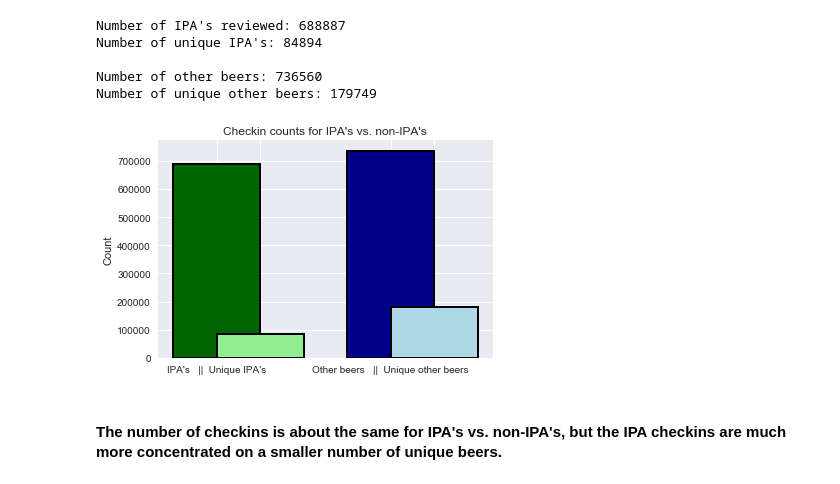
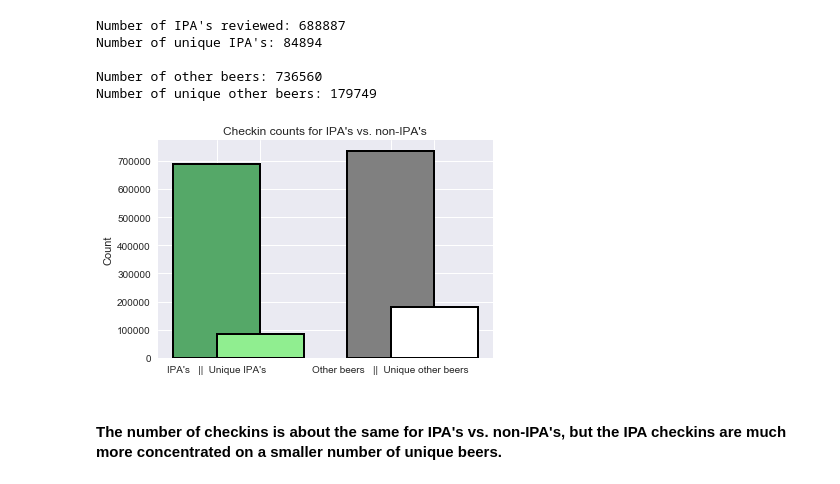
Before and after one commit to ebhtra/springboard, a Jupyter notebook: capstone_1/Data_Story.ipynb, the cells around one changed output. Cells and saved outputs as stored; diff of their text form; code cells hidden in the pictures.

```diff
--- a/capstone_1/Data_Story.ipynb
+++ b/capstone_1/Data_Story.ipynb
@@ -70,14 +76,14 @@ Number of unique other beers: 179749
 # %%
 _ = plt.bar([1,2,5,6], [len(ipas), ipas.beer_id.nunique(),
                     len(non_ipas), non_ipas.beer_id.nunique()],
-        width=2, color=['darkgreen', 'lightgreen', 'darkblue', 'lightblue'],
+        width=2, color=['C1', 'lightgreen', 'gray', 'white'],
         tick_label=["IPA's   ||  Unique IPA's", "", 'Other beers   ||  Unique other beers', ""],
         linewidth=2, edgecolor='k')
 
 _ = plt.ylabel('Count')
 _ = plt.title("Checkin counts for IPA's vs. non-IPA's")
 # %% [output]
-[figure, old version]
+[figure, new version]
 # %% [markdown]
 #### The number of checkins is about the same for IPA's vs. non-IPA's, but the IPA checkins are much more concentrated on a smaller number of unique beers.
 # %% [markdown]
```
Also changed, not shown: parts of 54 cells of this notebook.
